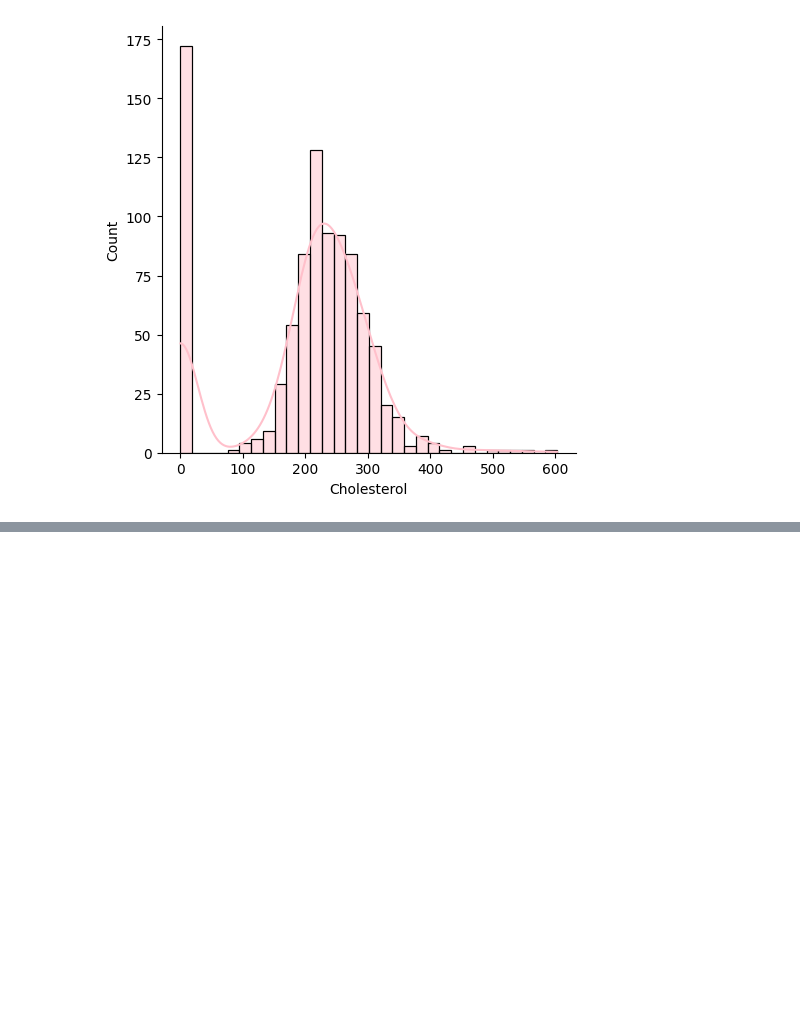
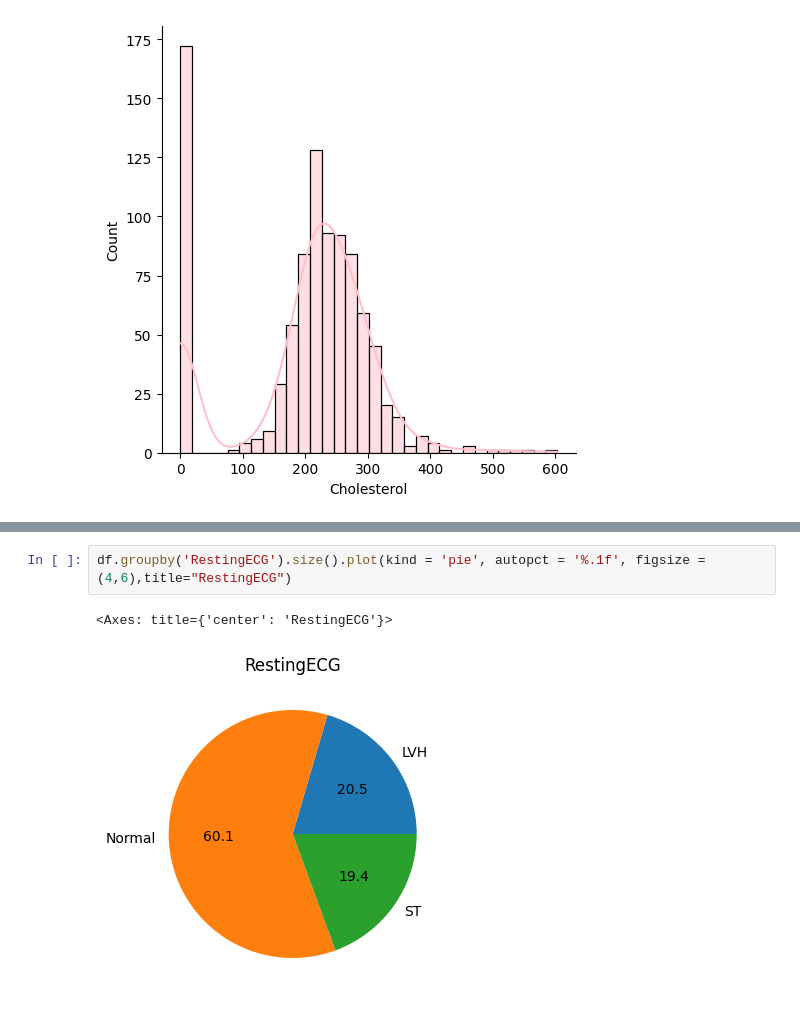
Before and after one commit to ImSowmya/Data-visualization-on-Heart-disease-dataset, a Jupyter notebook: HeartDisease-ExploratoryDataAnalysis.ipynb, the cells around one changed output, grey strips where cells are left out. Drawn from its saved outputs; the diff is of its cells as text; blank space fills up the shorter version.

```diff
--- a/HeartDisease-ExploratoryDataAnalysis.ipynb
+++ b/HeartDisease-ExploratoryDataAnalysis.ipynb
@@ -37,0 +48,5 @@ sns.displot(df['Cholesterol'], kde = True, color = 'pink')
+# %%
+df.groupby('RestingECG').size().plot(kind = 'pie', autopct = '%.1f', figsize = (4,6),title="RestingECG")
+# %% [output]
+<Axes: title={'center': 'RestingECG'}>
+[figure, added]
```
Also changed, not shown: parts of 4 cells of this notebook.
